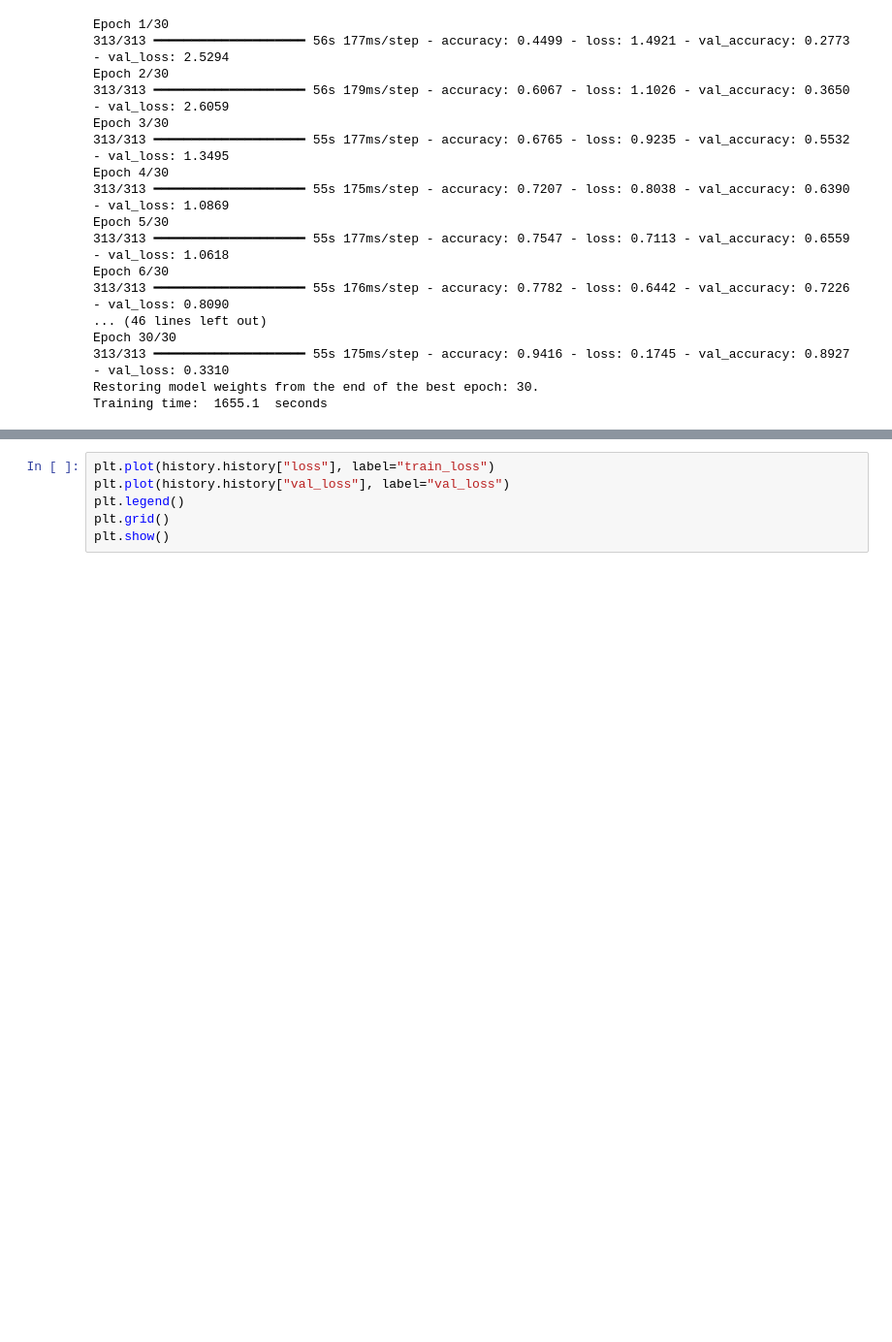
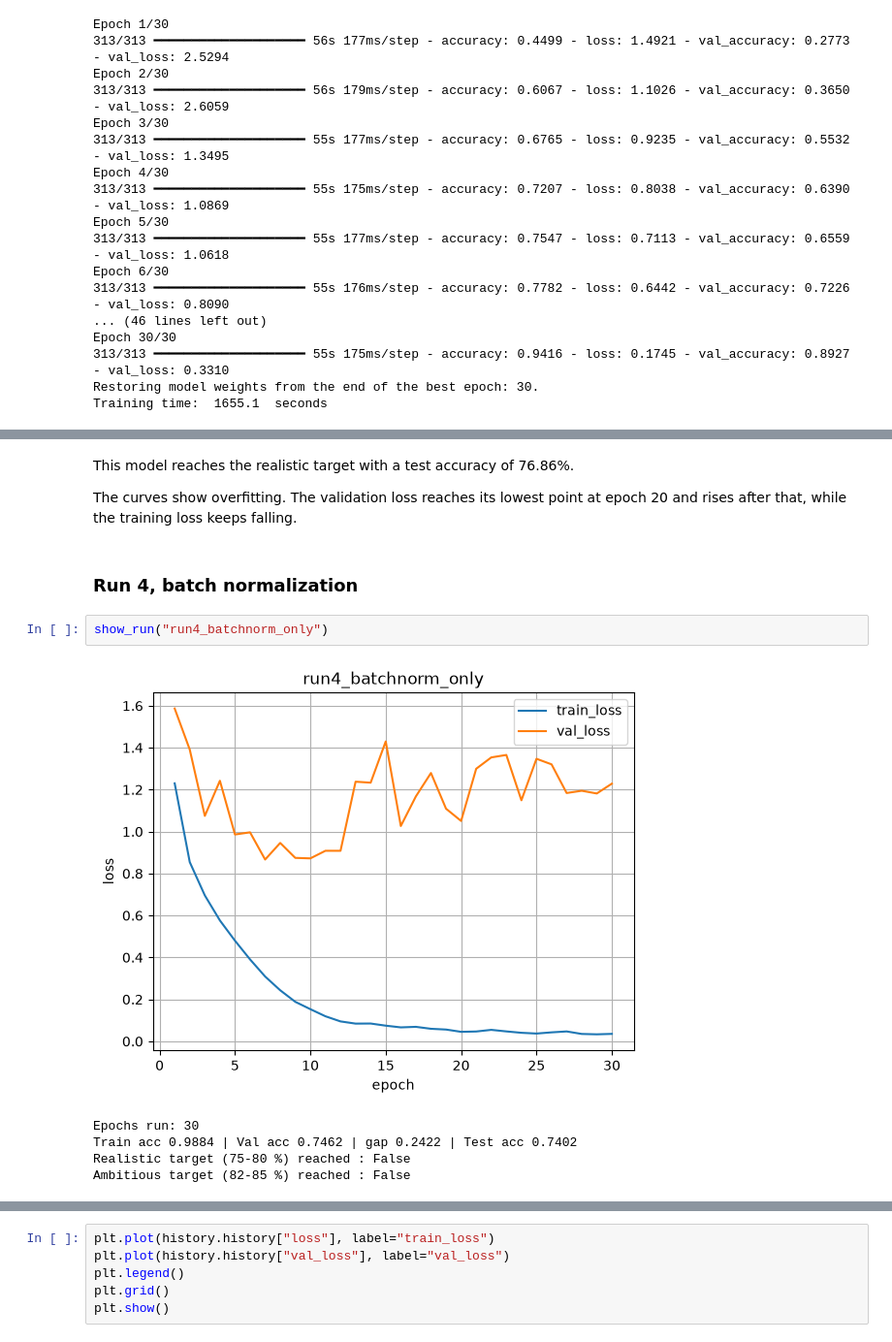
Before and after one commit to alekkiq/neural-networks-g5, a Jupyter notebook: mini-projects/cifar-10/cnn.ipynb, the cells around one changed output, grey strips where cells are left out. Shown at 97% size. Cells and saved outputs as stored; diff of their text form; blank space fills up the shorter version.

```diff
--- a/mini-projects/cifar-10/cnn.ipynb
+++ b/mini-projects/cifar-10/cnn.ipynb
@@ -243,0 +336,14 @@ Training time:  1655.1  seconds
+# %% [markdown]
+This model reaches the realistic target with a test accuracy of 76.86%.
+
+The curves show overfitting. The validation loss reaches its lowest point at epoch 20 and rises after that, while the training loss keeps falling.
+# %% [markdown]
+### Run 4, batch normalization
+# %%
+show_run("run4_batchnorm_only")
+# %% [output]
+[figure, added]
+Epochs run: 30
+Train acc 0.9884 | Val acc 0.7462 | gap 0.2422 | Test acc 0.7402
+Realistic target (75-80 %) reached : False
+Ambitious target (82-85 %) reached : False
```
Also changed, not shown: parts of 30 cells of this notebook.
